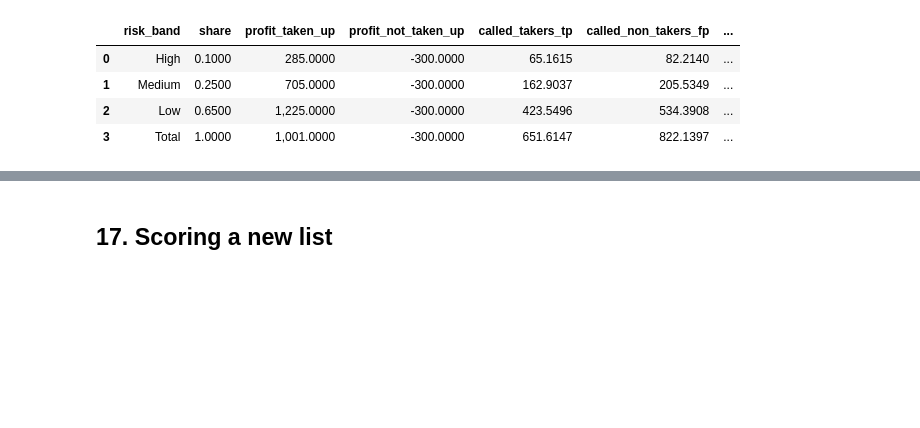
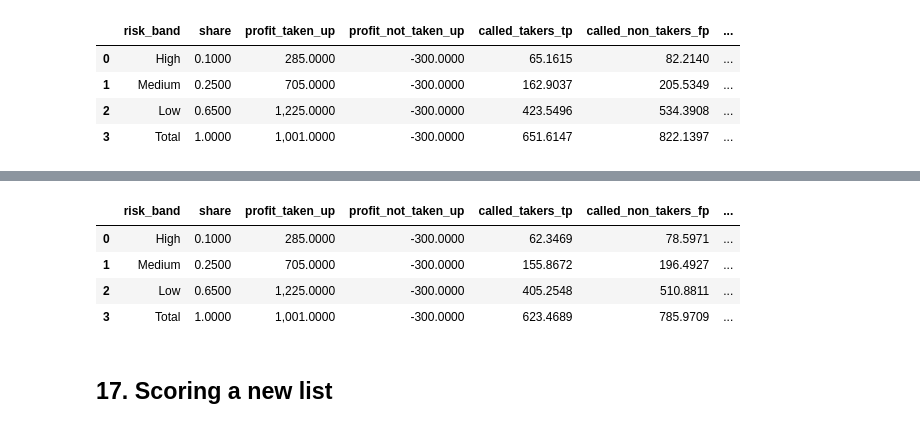
Before and after one commit to mlodian/campaign-response-model, a Jupyter notebook: notebooks/campaign_response_walkthrough.ipynb, the cells around one changed output, grey strips where cells are left out. Saved outputs shown, nothing was run; the diff lists cells and outputs as text; code cells hidden in the pictures; blank space fills up the shorter version.

```diff
--- a/notebooks/campaign_response_walkthrough.ipynb
+++ b/notebooks/campaign_response_walkthrough.ipynb
@@ -567,3 +569,11 @@ dtype: float64
+# %%
+pd.read_csv(R / "campaign_economics_development.csv")
+# %% [output]
+|  | risk_band | share | profit_taken_up | profit_not_taken_up | called_takers_tp | called_non_takers_fp | ... |
+| 0 | High | 0.1000 | 285.0000 | -300.0000 | 62.3469 | 78.5971 | ... |
+| 1 | Medium | 0.2500 | 705.0000 | -300.0000 | 155.8672 | 196.4927 | ... |
+| 2 | Low | 0.6500 | 1,225.0000 | -300.0000 | 405.2548 | 510.8811 | ... |
+| 3 | Total | 1.0000 | 1,001.0000 | -300.0000 | 623.4689 | 785.9709 | ... |
 # %% [markdown]
 ## 17. Scoring a new list
 # %%
```
Also changed, not shown: parts of 3 cells of this notebook, 6 other files.
